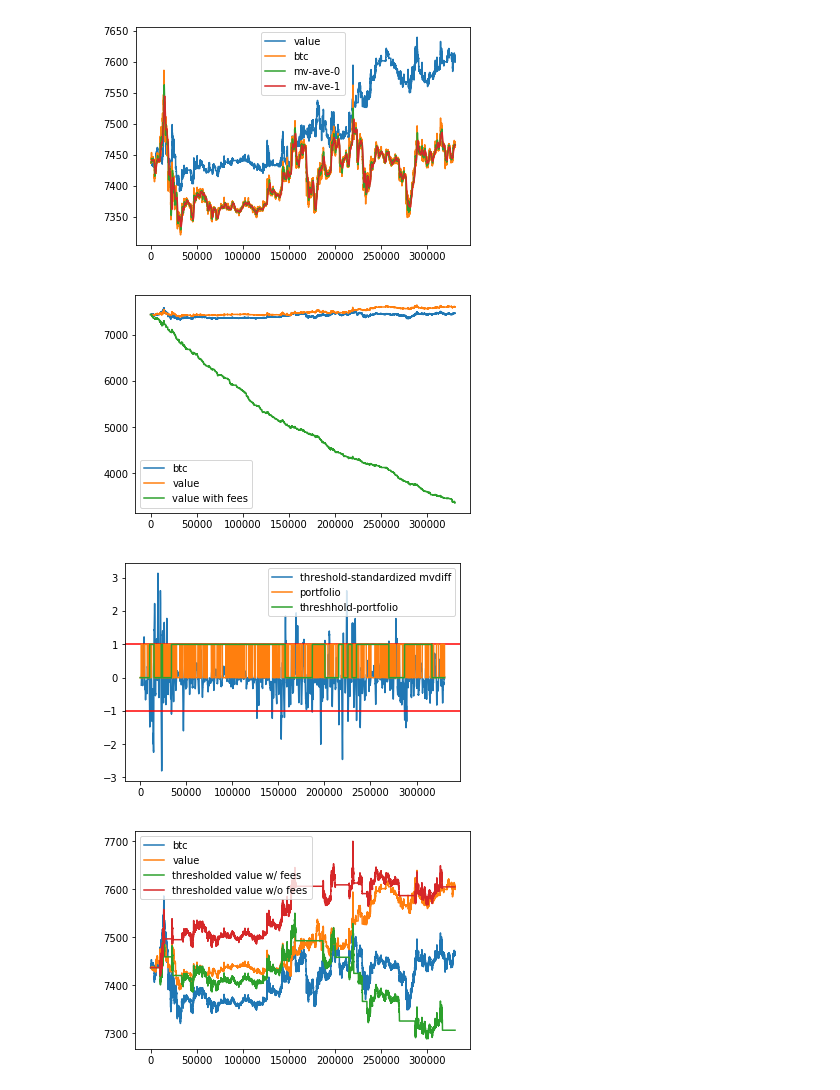
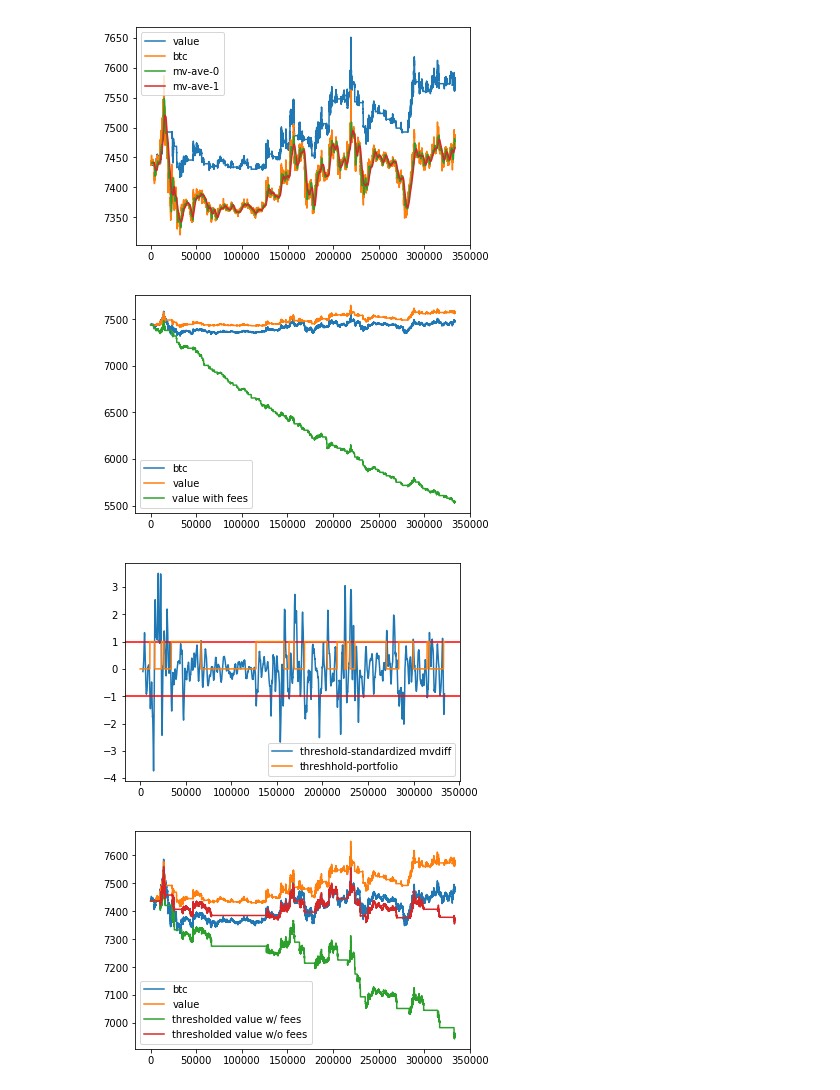
Before and after one commit to inmensustrading/inmensus, a Jupyter notebook: research/gemini-full-stack/macd_analysis.ipynb, the cells around one changed output. Cells and saved outputs as stored; diff of their text form; code cells hidden in the pictures.

```diff
--- a/research/gemini-full-stack/macd_analysis.ipynb
+++ b/research/gemini-full-stack/macd_analysis.ipynb
@@ -41,7 +41,7 @@ def mvacToPortfolio(shortPeriod, longPeriod, mid, actionThreshold):
     threshPort = 1 - (redStdMvDiff.fillna(method = "pad") + 1) / 2
     return threshPort.fillna(value = 0)
 # %%
-PERIODS = [400, 1200]
+PERIODS = [1000, 3000]
 
 portfolio = mvacToPortfolio(PERIODS[0], PERIODS[1], mid, 0)
 value = portfolioToValue(0, mid, portfolio)
@@ -53,7 +53,7 @@ plt.plot(mid.rolling(PERIODS[1]).mean(), label = "mv-ave-1")
 plt.legend()
 plt.show()
 # %% [output]
-[figure, old version]
+[figure, new version]
 # %%
 FEE_RATIO = 25 * 1e-4
 
@@ -65,22 +65,21 @@ plt.plot(valueFees, label = "value with fees")
 plt.legend()
 plt.show()
 # %% [output]
-[figure, old version]
+[figure, new version]
 # %%
-ACTION_THRESHOLD = 6 * 1e-4
+ACTION_THRESHOLD = 5.5 * 1e-4
 
 mvDiff = mid.rolling(PERIODS[1]).mean() - mid.rolling(PERIODS[0]).mean()
 threshPort = mvacToPortfolio(PERIODS[0], PERIODS[1], mid, ACTION_THRESHOLD)
 plt.plot(mvDiff / mvDiff.idxmax() / ACTION_THRESHOLD,
          label = "threshold-standardized mvdiff")
 plt.axhline(y = 1, color = "r")
 plt.axhline(y = -1, color = "r")
-plt.plot(portfolio, label = "portfolio")
 plt.plot(threshPort, label = "threshhold-portfolio")
 plt.legend()
 plt.show()
 # %% [output]
-[figure, old version]
+[figure, new version]
 # %%
 threshValueFees = portfolioToValue(FEE_RATIO, mid, threshPort)
 
@@ -91,4 +90,4 @@ plt.plot(portfolioToValue(0, mid, threshPort), label = "thresholded value w/o fe
 plt.legend()
 plt.show()
 # %% [output]
-[figure, old version]
+[figure, new version]
```
Also changed, not shown: 1 other file.
